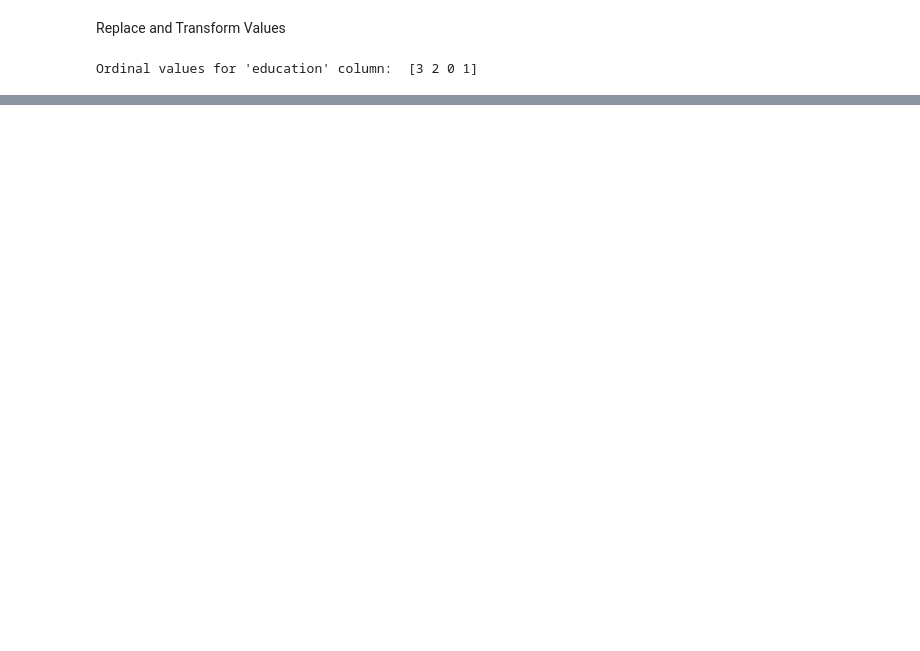
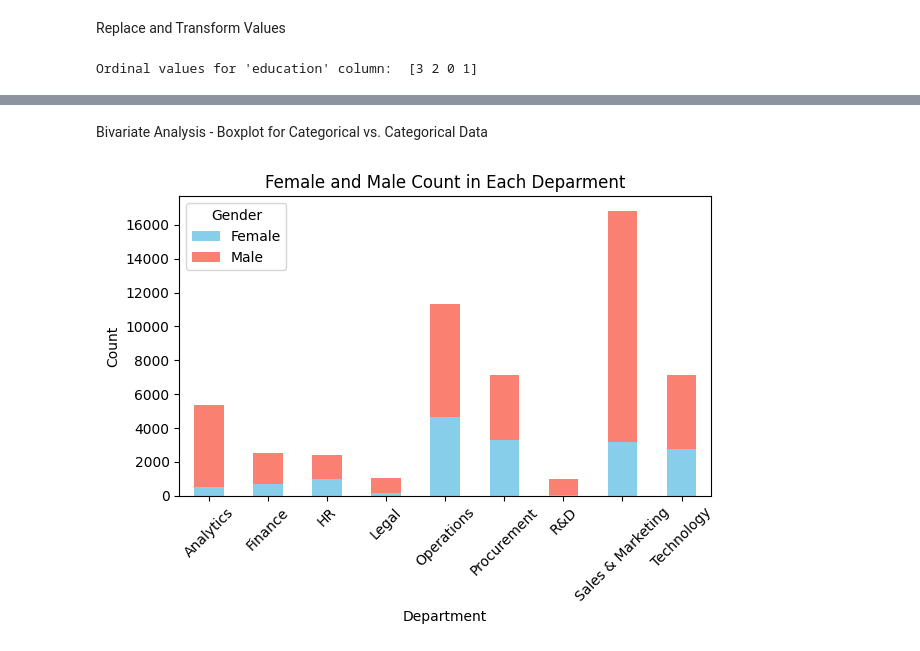
Before and after one commit to SuvarshaChennareddy/EDA-Theory-Assignment, a Jupyter notebook: main.ipynb, the cells around one changed output, grey strips where cells are left out. Cells and saved outputs as stored; diff of their text form; code cells hidden in the pictures; blank space fills up the shorter version.

```diff
--- a/main.ipynb
+++ b/main.ipynb
@@ -199,0 +216,20 @@ print(data_scaled[numeric_cols].head())
+# %% [markdown]
+Bivariate Analysis - Boxplot for Categorical vs. Categorical Data
+# %%
+import pandas as pd
+import matplotlib.pyplot as plt
+
+# First, create a grouped dataframe with counts of each gender per department
+gender_counts = data.groupby(['department', 'gender']).size().unstack()
+
+# Plot a stacked bar chart
+gender_counts.plot(kind='bar', stacked=True, color=['skyblue', 'salmon'])
+plt.title('Female and Male Count in Each Deparment')
+plt.xlabel('Department')
+plt.ylabel('Count')
+plt.legend(title='Gender', labels=['Female', 'Male'])
+plt.xticks(rotation=45)
+plt.tight_layout()
+plt.show()
+# %% [output]
+[figure, added]
```
Also changed, not shown: parts of 39 cells of this notebook.
